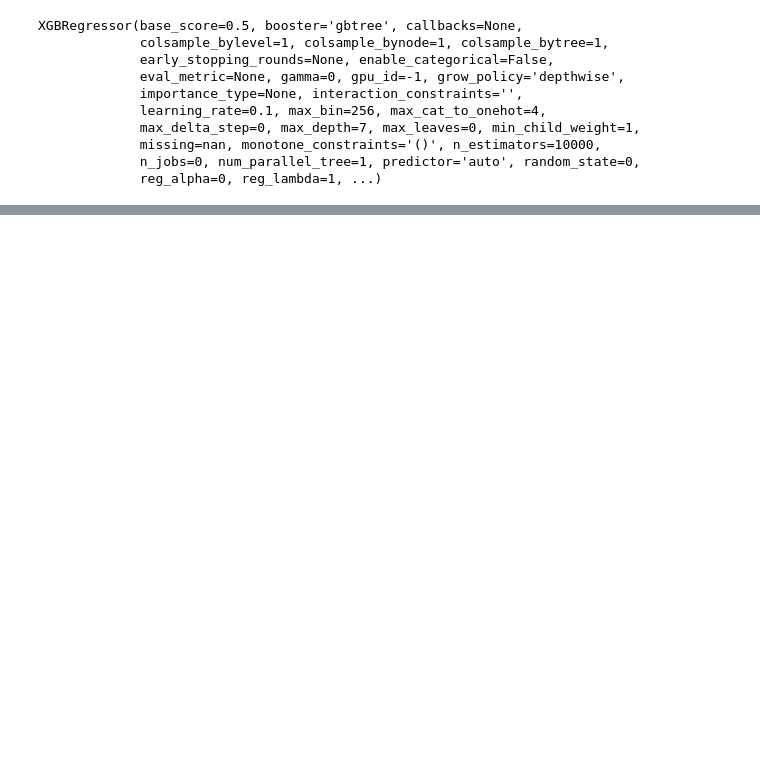
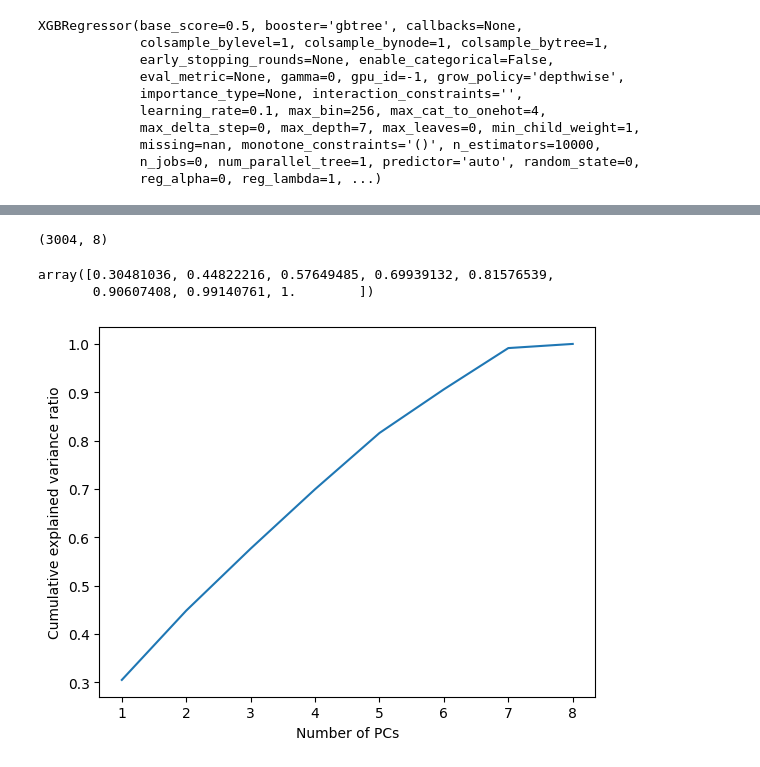
Before and after one commit to JuditRoca/Diabetesprediction, a Jupyter notebook: Notebooks/03_Entrenamiento_Modelo.ipynb, the cells around one changed output, grey strips where cells are left out. Cells and saved outputs as stored; diff of their text form; code cells hidden in the pictures; blank space fills up the shorter version.

```diff
--- a/Notebooks/03_Entrenamiento_Modelo.ipynb
+++ b/Notebooks/03_Entrenamiento_Modelo.ipynb
@@ -190,0 +257,10 @@ RFR_model = RandomForestRegressor(max_depth=5, n_estimators=10)
+# %%
+scaler = StandardScaler()
+X_scaled = scaler.fit_transform(X)
+# %%
+X_scaled.shape
+# %% [output]
+(3004, 8)
+# %%
+pca = PCA(n_components=8)
+X_pca = pca.fit_transform(X_scaled)
@@ -190,0 +269,11 @@ RFR_model = RandomForestRegressor(max_depth=5, n_estimators=10)
+# %%
+pca.explained_variance_ratio_.cumsum()
+# %% [output]
+array([0.30481036, 0.44822216, 0.57649485, 0.69939132, 0.81576539,
+       0.90607408, 0.99140761, 1.        ])
+# %%
+plt.plot(pd.Series(pca.explained_variance_ratio_.cumsum(), index=np.arange(1,9)))
+plt.xlabel('Number of PCs')
+plt.ylabel("Cumulative explained variance ratio");
+# %% [output]
+[figure, added]
```
Also changed, not shown: parts of 48 cells of this notebook, 9 other files.
